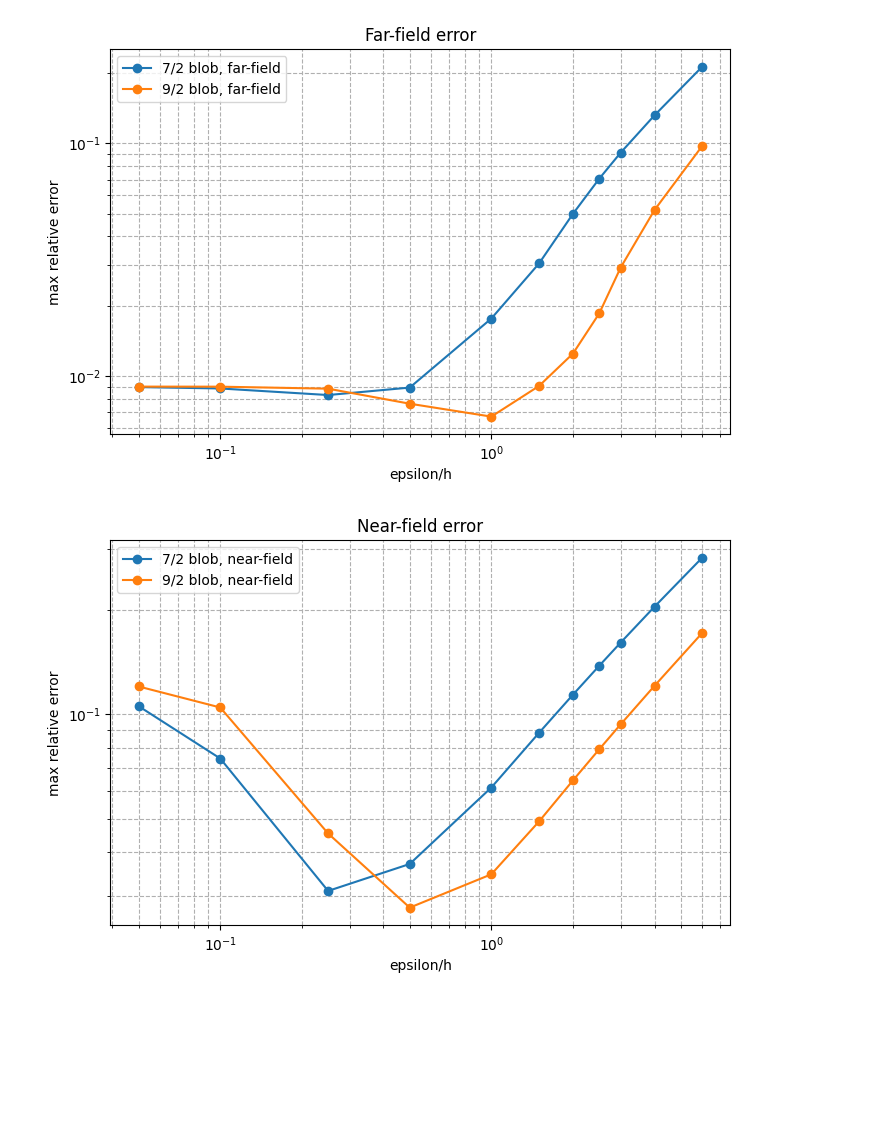
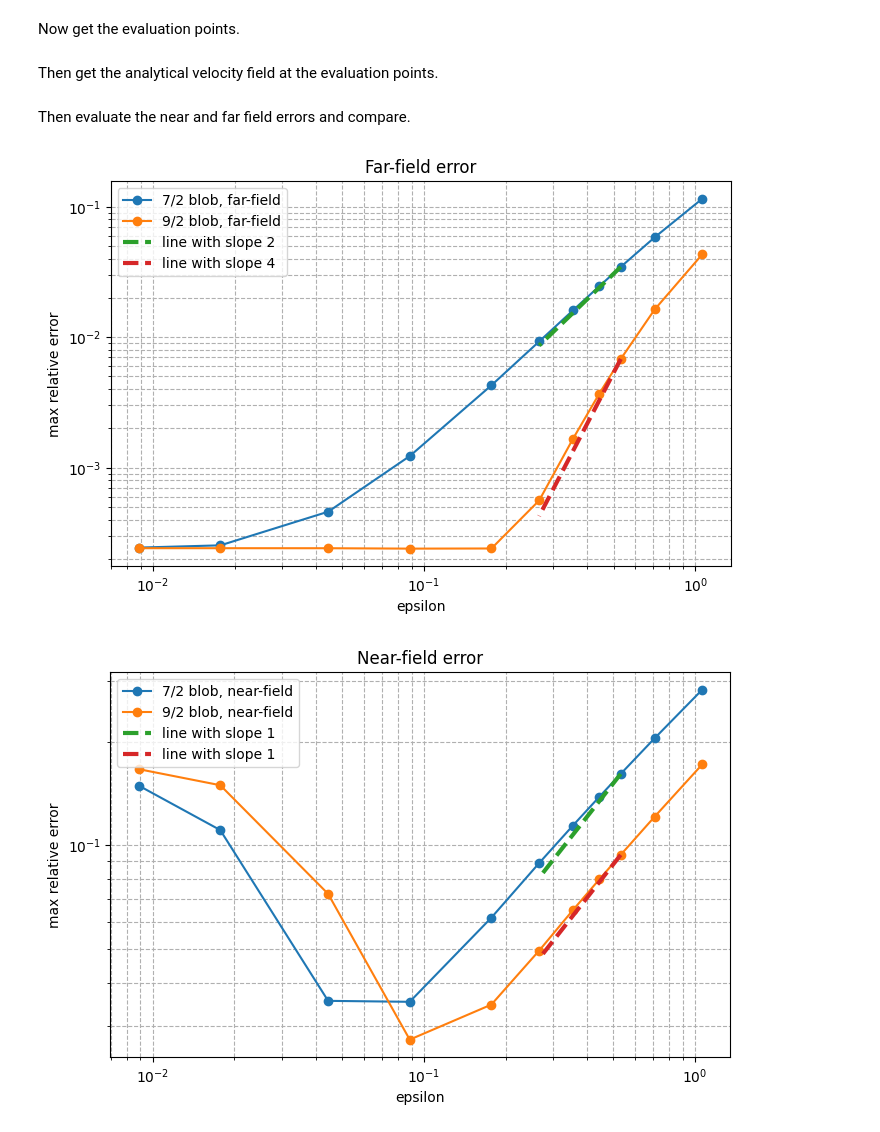
Before and after one commit to djferranti/RegularizedStokesletsTutorial, a Jupyter notebook: moments.ipynb, the cells around one changed output. Drawn from its saved outputs; the diff is of its cells as text; code cells hidden in the pictures; blank space fills up the shorter version.

```diff
--- a/moments.ipynb
+++ b/moments.ipynb
@@ -199,12 +233,14 @@ def reg_stokeslet_92(X_eval, X_force, F, reg):
         U += h1 * Fj + h2 * fdotr * rvec
 
     return U
+# %% [markdown]
+Now get the evaluation points.
 # %%
 #get points in annulus from inner radius R0 to outer raidus R1
 
 #inner and outer radii (R0, R1)
 R0 = 1
-R1 = 2
+R1 = 3
 
 #use polar coordinates
 n_points_r = 30
@@ -220,12 +256,8 @@ Z = np.zeros_like(X)
 #get points in disc of radius R1
 points_annulus = np.vstack([X.flatten(), Y.flatten(), Z.flatten()]).T
 r_annulus = np.sqrt(np.sum(points_annulus * points_annulus, 1) )
-
-#get points in annulus for R0 < radius < R1
-# points_annulus_near = points_disc[r < 1.1 * R0, :]
-# points_annulus_far  = points_disc[r > 1.5 * R0, :]
-# r_annulus_near = r[r < 1.1 * R0]
-# r_annulus_far =  r[r > 1.5 * R0]
+# %% [markdown]
+Then get the analytical velocity field at the evaluation points.
 # %%
 #viscosity
 mu = 1
@@ -246,6 +278,8 @@ u_z_annulus = 3 * a * u_x / 4 * (1 / r_annulus**3 - a**2 / r_annulus**5) * point
 
 U_analytical = np.vstack([u_x_annulus, u_y_annulus, u_z_annulus]).T
 U_analytical_norm = np.sqrt(np.sum(U_analytical * U_analytical, axis=1))
+# %% [markdown]
+Then evaluate the near and far field errors and compare.
 # %%
 #average spatial discretization length
 avg_h = np.sqrt(np.mean(areas_points_sphere))
@@ -269,42 +303,62 @@ for i in range(len(regularizations)):
   error_92 = (U_92 - U_analytical)
 
   #evaluate relative errors for near-field and far-field
   rel_error_72 = np.sqrt(np.sum(error_72 * error_72, axis = 1)) / U_analytical_norm
-  near_field_rel_error_72 = rel_error_72[r_annulus < 1.1 * R0]
-  far_field_rel_error_72 = rel_error_72[r_annulus > 1.1 * R0]
+  near_field_rel_error_72 = rel_error_72[r_annulus < 2 * R0]
+  far_field_rel_error_72 = rel_error_72[r_annulus > 2 * R0]
 
   rel_error_92 = np.sqrt(np.sum(error_92 * error_92, axis = 1)) / U_analytical_norm
-  near_field_rel_error_92 = rel_error_92[r_annulus < 1.1 * R0]
-  far_field_rel_error_92 = rel_error_92[r_annulus > 1.1 * R0]
+  near_field_rel_error_92 = rel_error_92[r_annulus < 2 * R0]
+  far_field_rel_error_92 = rel_error_92[r_annulus > 2 * R0]
 
   #get max relative errors for near and far field
   max_near_rel_errors_72[i] = np.max(near_field_rel_error_72)
   max_far_rel_errors_72[i] = np.max(far_field_rel_error_72)
 
   max_near_rel_errors_92[i] = np.max(near_field_rel_error_92)
   max_far_rel_errors_92[i] = np.max(far_field_rel_error_92)
 
 plt.figure(figsize=(8, 5))
-plt.loglog(regularizations / avg_h, max_far_rel_errors_72, 'o-', label='7/2 blob, far-field')
-plt.loglog(regularizations / avg_h, max_far_rel_errors_92, 'o-', label='9/2 blob, far-field')
+plt.loglog(regularizations, max_far_rel_errors_72, 'o-', label='7/2 blob, far-field')
+plt.loglog(regularizations, max_far_rel_errors_92, 'o-', label='9/2 blob, far-field')
 
-plt.xlabel('epsilon/h')
+scalebar_x = np.linspace(regularizations[2], regularizations[5],50)
+A = max_far_rel_errors_72[2] / regularizations[2] ** 2
+scalebar_y = A * scalebar_x ** 2
+plt.loglog(scalebar_x, scalebar_y, '--', label= 'line with slope 2', linewidth=3)
+
+scalebar_x = np.linspace(regularizations[2], regularizations[5],50)
+A = max_far_rel_errors_92[2] / regularizations[2] ** 4
+scalebar_y = A * scalebar_x ** 4
+plt.loglog(scalebar_x, scalebar_y, '--', label= 'line with slope 4', linewidth=3)
+
+plt.xlabel('epsilon')
 plt.ylabel('max relative error')
 plt.title('Far-field error')
 plt.grid(True, which='both', ls='--')
 plt.legend()
 plt.show()
 
 plt.figure(figsize=(8, 5))
-plt.loglog(regularizations / avg_h, max_near_rel_errors_72, 'o-', label='7/2 blob, near-field')
-plt.loglog(regularizations / avg_h, max_near_rel_errors_92, 'o-', label='9/2 blob, near-field')
+plt.loglog(regularizations, max_near_rel_errors_72, 'o-', label='7/2 blob, near-field')
+plt.loglog(regularizations, max_near_rel_errors_92, 'o-', label='9/2 blob, near-field')
 
-plt.xlabel('epsilon/h')
+scalebar_x = np.linspace(regularizations[2], regularizations[5],50)
+A = max_near_rel_errors_72[2] / regularizations[2] ** 1
+scalebar_y = A * scalebar_x
+plt.loglog(scalebar_x, scalebar_y, '--', label= 'line with slope 1', linewidth=3)
+
+scalebar_x = np.linspace(regularizations[2], regularizations[5],50)
+A = max_near_rel_errors_92[2] / regularizations[2] ** 1
+scalebar_y = A * scalebar_x
+plt.loglog(scalebar_x, scalebar_y, '--', label= 'line with slope 1', linewidth=3)
+
+plt.xlabel('epsilon')
 plt.ylabel('max relative error')
 plt.title('Near-field error')
 plt.grid(True, which='both', ls='--')
 plt.legend()
 plt.show()
 # %% [output]
-[figure, old version]
+[figure, new version]
-[figure, old version]
+[figure, new version]
```
Also changed, not shown: parts of 7 cells of this notebook.
